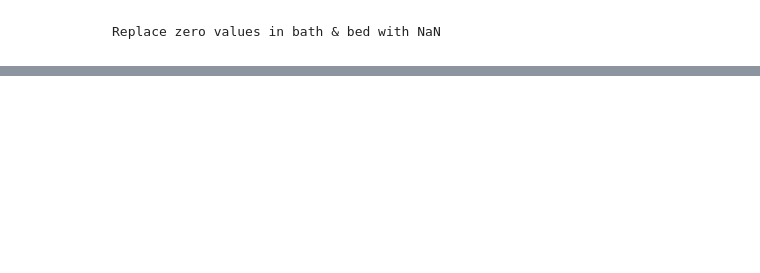
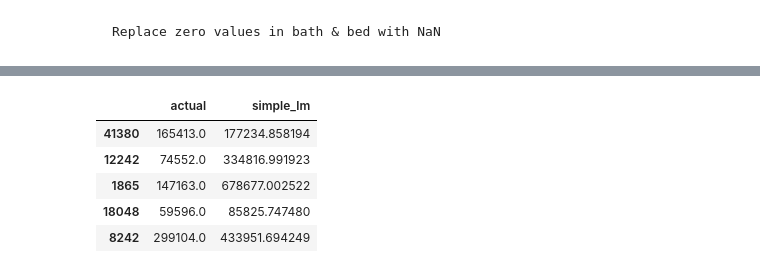
Before and after one commit to sgtcurran/my-project, a Jupyter notebook: zillow_project/zillow_rough.ipynb, the cells around one changed output, grey strips where cells are left out. Cells and saved outputs as stored; diff of their text form; code cells hidden in the pictures; blank space fills up the shorter version.

```diff
--- a/zillow_project/zillow_rough.ipynb
+++ b/zillow_project/zillow_rough.ipynb
@@ -148,0 +339,2 @@ df_prep.head(50)
+# %%
+predictions = pd.DataFrame({'actual': validate.taxvalue})
@@ -148,0 +350,13 @@ df_prep.head(50)
+# %%
+lm = LinearRegression()
+lm.fit(X_train, y_train)
+predictions['simple_lm'] = lm.predict(X_validate)
+# %%
+predictions.head()
+# %% [output]
+|  | actual | simple_lm |
+| 41380 | 165413.0 | 177234.858194 |
+| 12242 | 74552.0 | 334816.991923 |
+| 1865 | 147163.0 | 678677.002522 |
+| 18048 | 59596.0 | 85825.747480 |
+| 8242 | 299104.0 | 433951.694249 |
```
Also changed, not shown: parts of 35 cells of this notebook.
